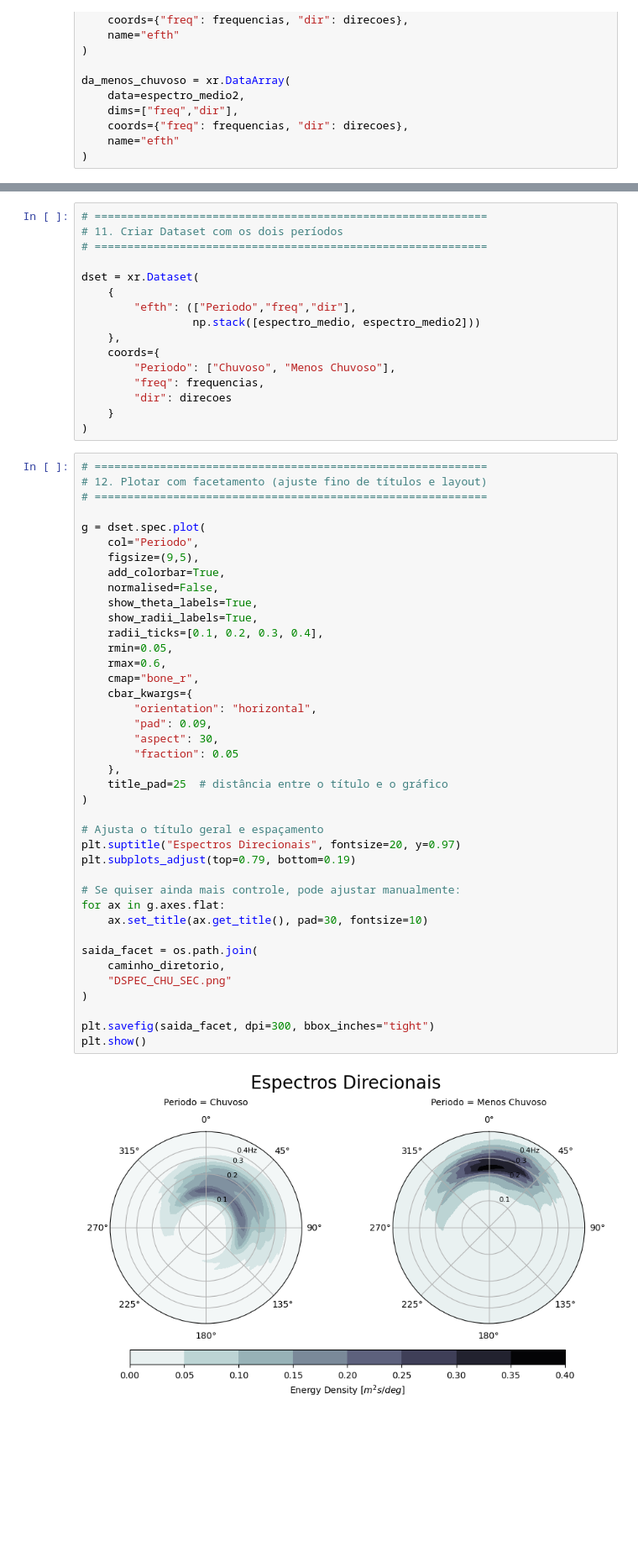
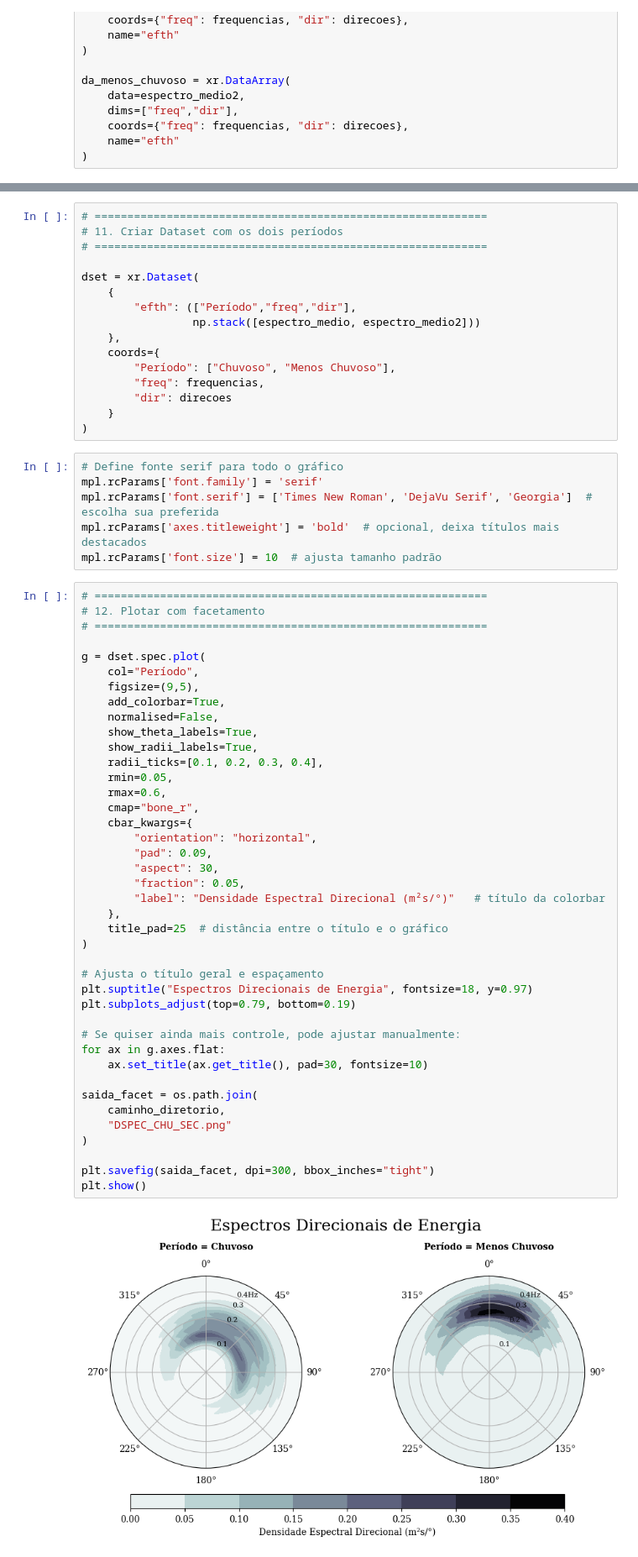
Before and after one commit to zydanne-costa/Ondas_ADCP_SCO_Mar_Nov_2025, a Jupyter notebook: DSPEC_SEC_CHU_wavespectra.ipynb, the cells around one changed output, grey strips where cells are left out. Shown at 84% size. Saved outputs shown, nothing was run; the diff lists cells and outputs as text; blank space fills up the shorter version.

```diff
--- a/DSPEC_SEC_CHU_wavespectra.ipynb
+++ b/DSPEC_SEC_CHU_wavespectra.ipynb
@@ -242,54 +243,61 @@ plt.show()
 
 dset = xr.Dataset(
     {
-        "efth": (["Periodo","freq","dir"],
+        "efth": (["Período","freq","dir"],
                  np.stack([espectro_medio, espectro_medio2]))
     },
     coords={
-        "Periodo": ["Chuvoso", "Menos Chuvoso"],
+        "Período": ["Chuvoso", "Menos Chuvoso"],
         "freq": frequencias,
         "dir": direcoes
     }
 )
+# %%
+# Define fonte serif para todo o gráfico
+mpl.rcParams['font.family'] = 'serif'
+mpl.rcParams['font.serif'] = ['Times New Roman', 'DejaVu Serif', 'Georgia']  # escolha sua preferida
+mpl.rcParams['axes.titleweight'] = 'bold'  # opcional, deixa títulos mais destacados
+mpl.rcParams['font.size'] = 10  # ajusta tamanho padrão
 # %%
 # ============================================================
-# 12. Plotar com facetamento (ajuste fino de títulos e layout)
+# 12. Plotar com facetamento
 # ============================================================
 
 g = dset.spec.plot(
-    col="Periodo",
+    col="Período",
     figsize=(9,5),
     add_colorbar=True,
     normalised=False,
     show_theta_labels=True,
     show_radii_labels=True,
     radii_ticks=[0.1, 0.2, 0.3, 0.4],
     rmin=0.05,
     rmax=0.6,
     cmap="bone_r",
     cbar_kwargs={
         "orientation": "horizontal",
         "pad": 0.09,
         "aspect": 30,
-        "fraction": 0.05
+        "fraction": 0.05,
+        "label": "Densidade Espectral Direcional (m²s/°)"   # título da colorbar
     },
     title_pad=25  # distância entre o título e o gráfico
 )
 
 # Ajusta o título geral e espaçamento
-plt.suptitle("Espectros Direcionais", fontsize=20, y=0.97)
+plt.suptitle("Espectros Direcionais de Energia", fontsize=18, y=0.97)
 plt.subplots_adjust(top=0.79, bottom=0.19)
 
 # Se quiser ainda mais controle, pode ajustar manualmente:
 for ax in g.axes.flat:
     ax.set_title(ax.get_title(), pad=30, fontsize=10)
 
 saida_facet = os.path.join(
     caminho_diretorio,
     "DSPEC_CHU_SEC.png"
 )
 
 plt.savefig(saida_facet, dpi=300, bbox_inches="tight")
 plt.show()
 # %% [output]
-[figure, old version]
+[figure, new version]
```
Also changed, not shown: parts of 3 cells of this notebook.
